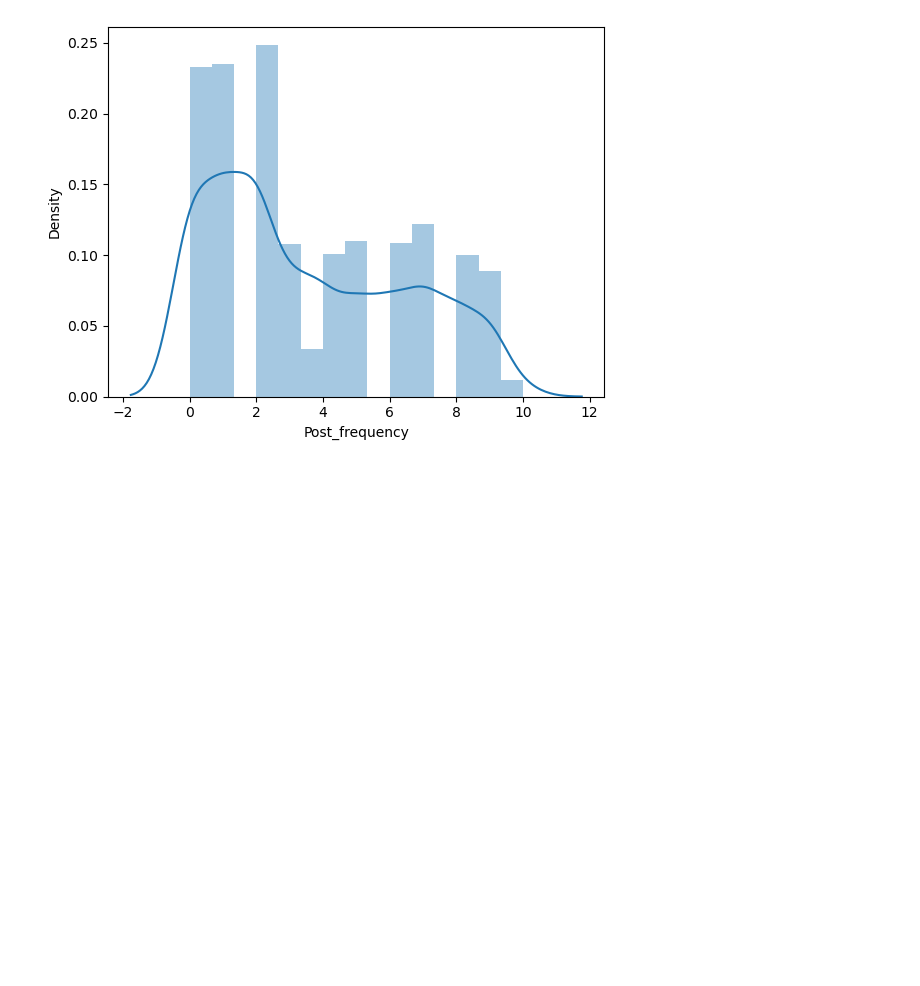
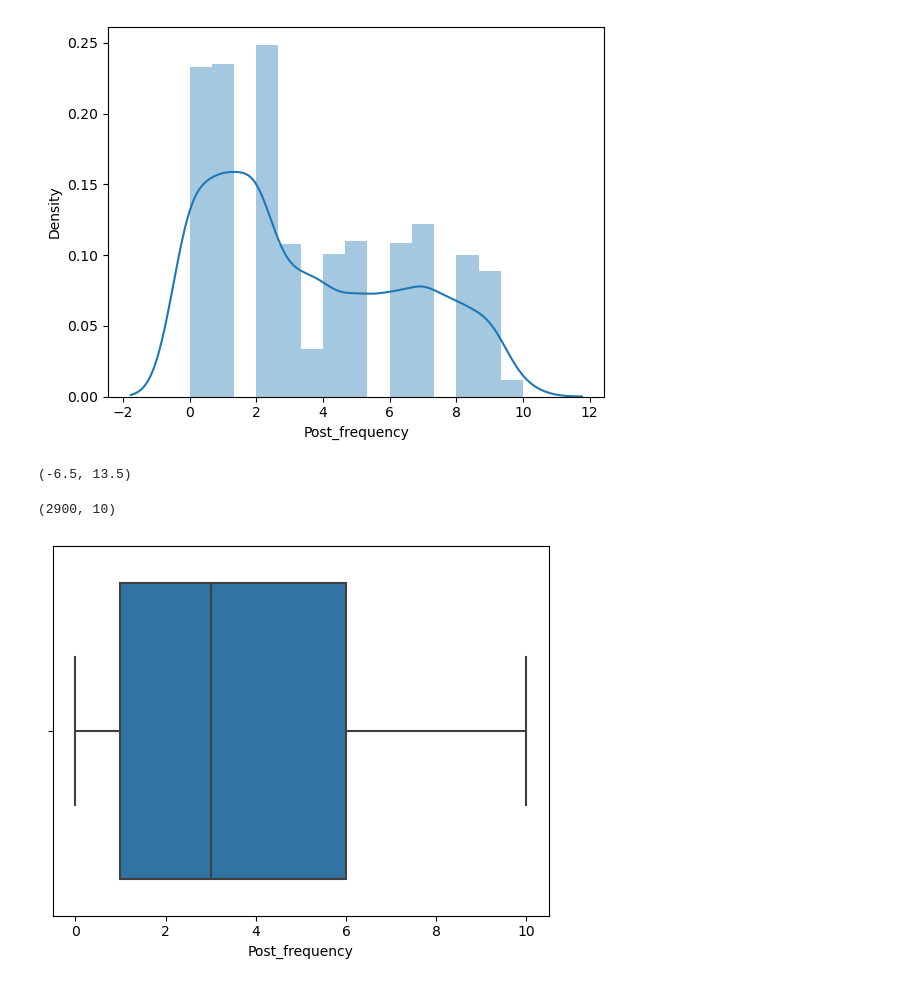
Before and after one commit to gitcrusher/DataScience, a Jupyter notebook: Personality_Analysis/main1.ipynb, the cells around one changed output. Cells and saved outputs as stored; diff of their text form; code cells hidden in the pictures; blank space fills up the shorter version.

```diff
--- a/Personality_Analysis/main1.ipynb
+++ b/Personality_Analysis/main1.ipynb
@@ -333,3 +333,22 @@ https://gist.github.com/mwaskom/de44147ed2974457ad6372750bbe5751
 [figure]
 # %%
 # to remove outliers
+# %%
+q1=df["Post_frequency"].quantile(0.25)
+q3=df["Post_frequency"].quantile(0.75)
+IQR=q3-q1
+min_range = q1-(1.5*IQR)
+max_range = q3+(1.5*IQR)
+min_range, max_range
+# %% [output]
+(-6.5, 13.5)
+# %%
+nds= df[df["Post_frequency"]<=max_range]
+nds.shape
+# %% [output]
+(2900, 10)
+# %%
+sns.boxplot(x="Post_frequency",data=nds)
+plt.show()
+# %% [output]
+[figure, added]
```
